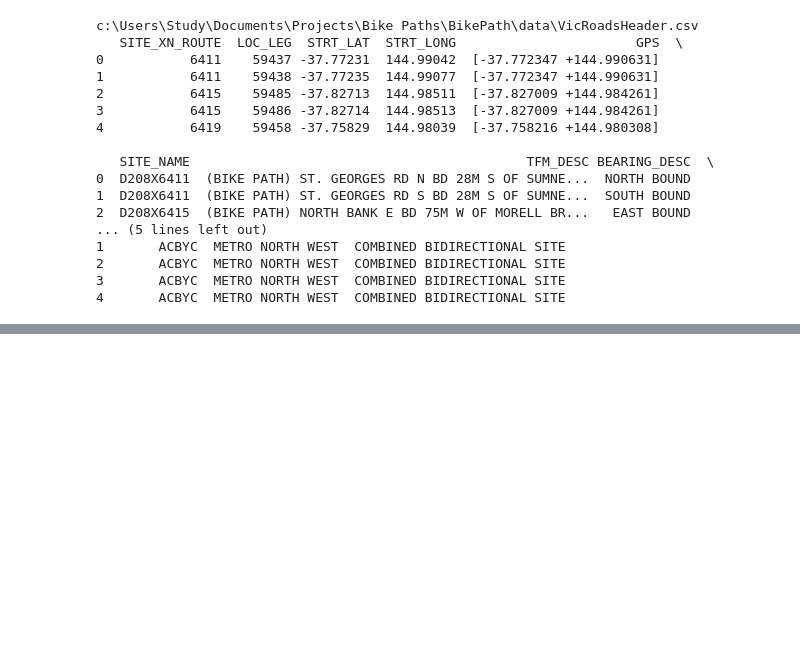
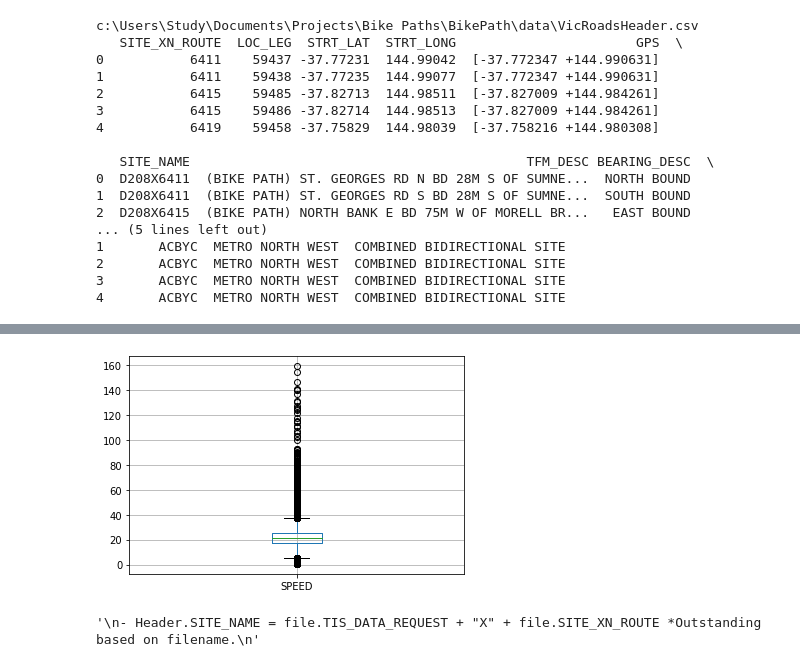
Before and after one commit to Crow2525-pp/BikePath, a Jupyter notebook: BikePath.ipynb, the cells around one changed output, grey strips where cells are left out. Drawn from its saved outputs; the diff is of its cells as text; code cells hidden in the pictures; blank space fills up the shorter version.

```diff
--- a/BikePath.ipynb
+++ b/BikePath.ipynb
@@ -264,0 +428,12 @@ frame.describe()
+# %%
+boxplot = big_df.boxplot(column=['SPEED'])
+# %% [output]
+[figure, added]
+# %%
+big_df.merge(Headerdf, left_on='LOC_LEG', right_on='LOC_LEG', how='left', indicator=True)
+
+'''
+- Header.SITE_NAME = file.TIS_DATA_REQUEST + "X" + file.SITE_XN_ROUTE *Outstanding based on filename.
+'''
+# %% [output]
+'\n- Header.SITE_NAME = file.TIS_DATA_REQUEST + "X" + file.SITE_XN_ROUTE *Outstanding based on filename.\n'
```
Also changed, not shown: parts of 28 cells of this notebook, 1 other file.
